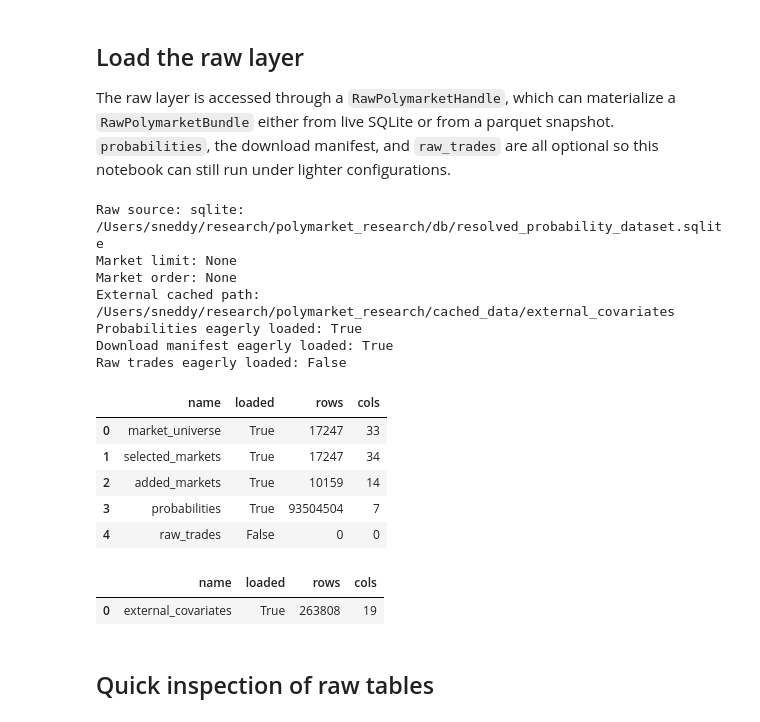
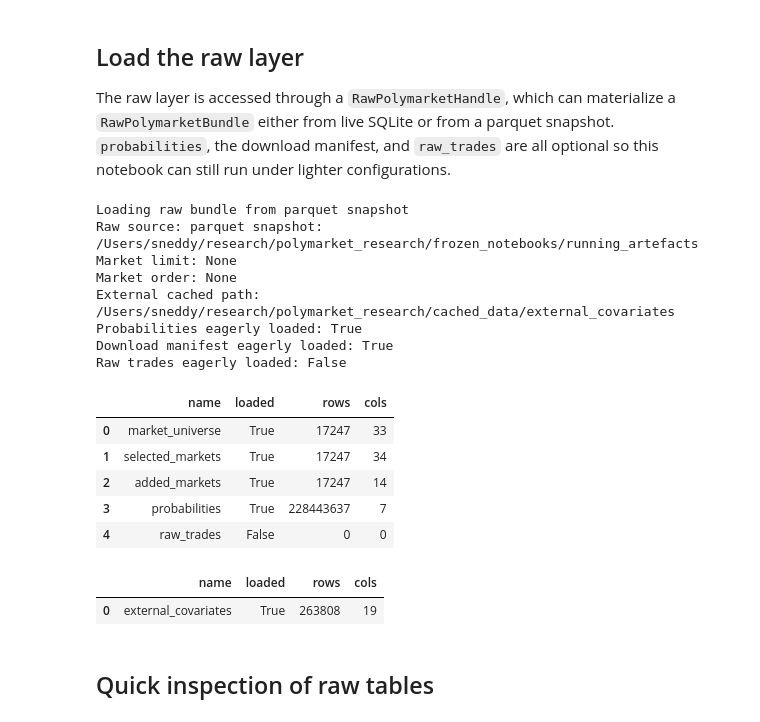
Before and after one commit to sneddy/polymarket_research, a Jupyter notebook: frozen_notebooks/0_data_layers.ipynb, the cells around one changed output. Saved outputs shown, nothing was run; the diff lists cells and outputs as text; code cells hidden in the pictures.

```diff
--- a/frozen_notebooks/0_data_layers.ipynb
+++ b/frozen_notebooks/0_data_layers.ipynb
@@ -29,7 +29,7 @@ from polymarket_research.data.raw import RawExternalCovariates, RawPolymarketHan
 from polymarket_research.utils import setup_root
 
 REPO_ROOT = setup_root()
-RAW_CACHE_DIR = REPO_ROOT / 'research_notebooks' / 'running_artefacts_new'
+RAW_CACHE_DIR = REPO_ROOT / 'frozen_notebooks' / 'running_artefacts'
 CANONICAL_CACHE_DIR = RAW_CACHE_DIR / 'canonical_dataset'
 
 sns.set_theme(style='whitegrid')
@@ -44,7 +44,7 @@ The raw layer is accessed through a `RawPolymarketHandle`, which can materialize
 USE_PARQUET_CACHE = (
     (RAW_CACHE_DIR / 'selected_markets.parquet').exists()
     and (RAW_CACHE_DIR / 'probabilities.parquet').exists()
-) and False
+) #and False
 MARKET_LIMIT = None
 MARKET_ORDER = None  # one of: None, 'latest', 'largest'
 INCLUDE_PROBABILITIES = True
@@ -77,36 +77,37 @@ else:
     raw_source_label = f'sqlite: {raw_handle.db_path}'
 
 raw_external = RawExternalCovariates().load()
 
 print('Raw source:', raw_source_label)
 print('Market limit:', MARKET_LIMIT)
 print('Market order:', MARKET_ORDER)
 print('External cached path:', raw_external.path)
 print('Probabilities eagerly loaded:', raw_bundle.probabilities is not None)
 print('Download manifest eagerly loaded:', raw_bundle.added_markets is not None)
 print('Raw trades eagerly loaded:', raw_bundle.raw_trades is not None)
 
 market_universe = raw_bundle.market_universe
 selected_markets = raw_bundle.selected_markets
 added_markets = raw_bundle.added_markets
 probabilities = raw_bundle.probabilities
 raw_trades = raw_bundle.raw_trades
 
 display(raw_bundle.summary())
 display(raw_external.summary())
 # %% [output]
-Raw source: sqlite: /Users/sneddy/research/polymarket_research/db/resolved_probability_dataset.sqlite
+Loading raw bundle from parquet snapshot
+Raw source: parquet snapshot: /Users/sneddy/research/polymarket_research/frozen_notebooks/running_artefacts
 Market limit: None
 Market order: None
 External cached path: /Users/sneddy/research/polymarket_research/cached_data/external_covariates
 Probabilities eagerly loaded: True
 Download manifest eagerly loaded: True
 Raw trades eagerly loaded: False
 |  | name | loaded | rows | cols |
 | 0 | market_universe | True | 17247 | 33 |
 | 1 | selected_markets | True | 17247 | 34 |
-| 2 | added_markets | True | 10159 | 14 |
-| 3 | probabilities | True | 93504504 | 7 |
+| 2 | added_markets | True | 17247 | 14 |
+| 3 | probabilities | True | 228443637 | 7 |
 | 4 | raw_trades | False | 0 | 0 |
 |  | name | loaded | rows | cols |
 | 0 | external_covariates | True | 263808 | 19 |
```
Also changed, not shown: parts of 7 cells of this notebook, 6 other files.
